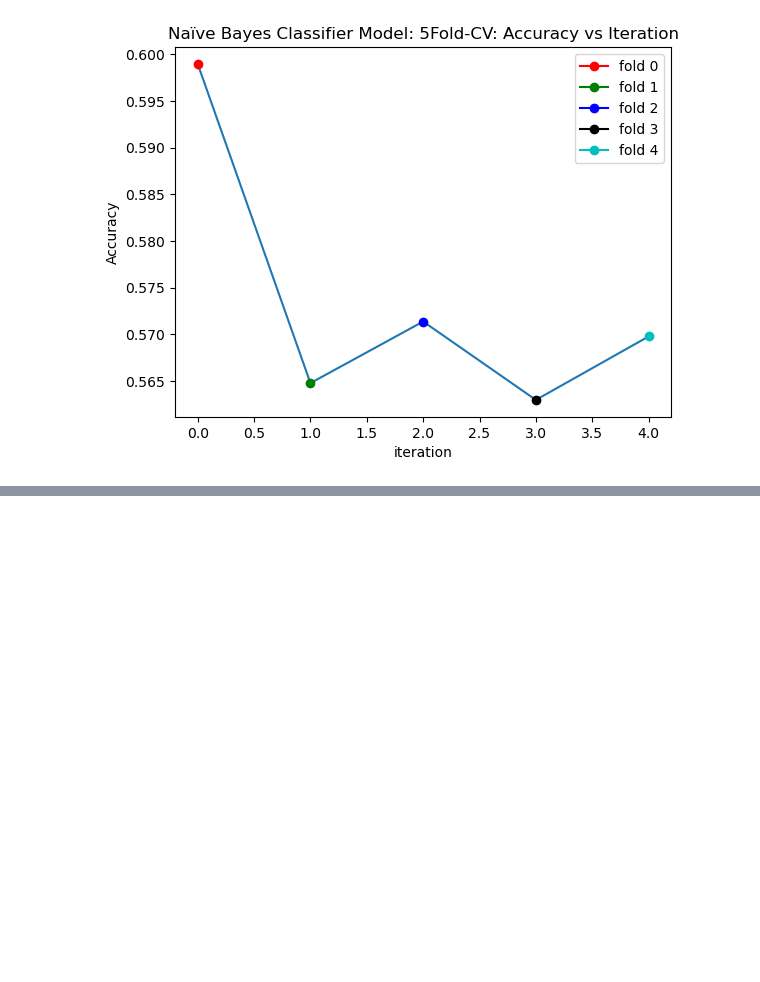
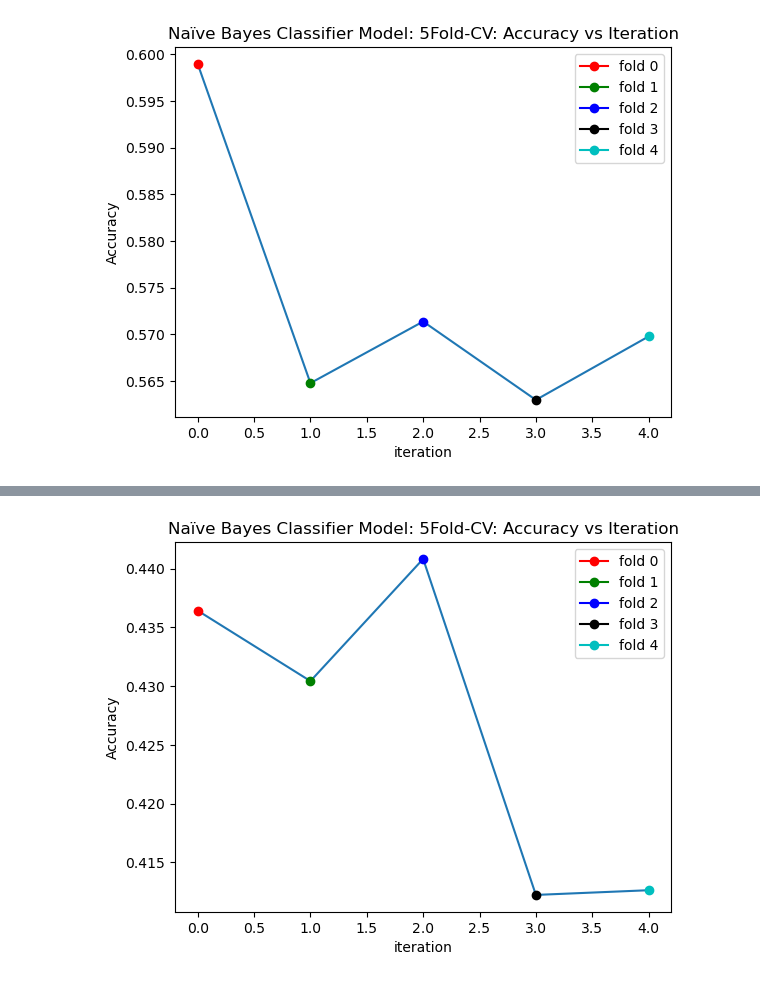
Before and after one commit to boncui/514-PA2, a Jupyter notebook: PA2_PartB_NBC.ipynb, the cells around one changed output, grey strips where cells are left out. Cells and saved outputs as stored; diff of their text form; code cells hidden in the pictures; blank space fills up the shorter version.

```diff
--- a/PA2_PartB_NBC.ipynb
+++ b/PA2_PartB_NBC.ipynb
@@ -223,0 +231,7 @@ plot_score(acc,'Accuracy','right')
+# %%
+prior = [0.33,0.33,0.33]
+cnb = MultinomialNB(alpha=0.0000000001,force_alpha=True,class_prior=prior)
+models3,scores3,error3,acc3,mod_score3 = five_fold_CV_NBC(x_train,y_train,x_test,y_test)
+plot_score(acc3,'Accuracy','right')
+# %% [output]
+[figure, added]
```
Also changed, not shown: parts of 5 cells of this notebook, 1 other file.
